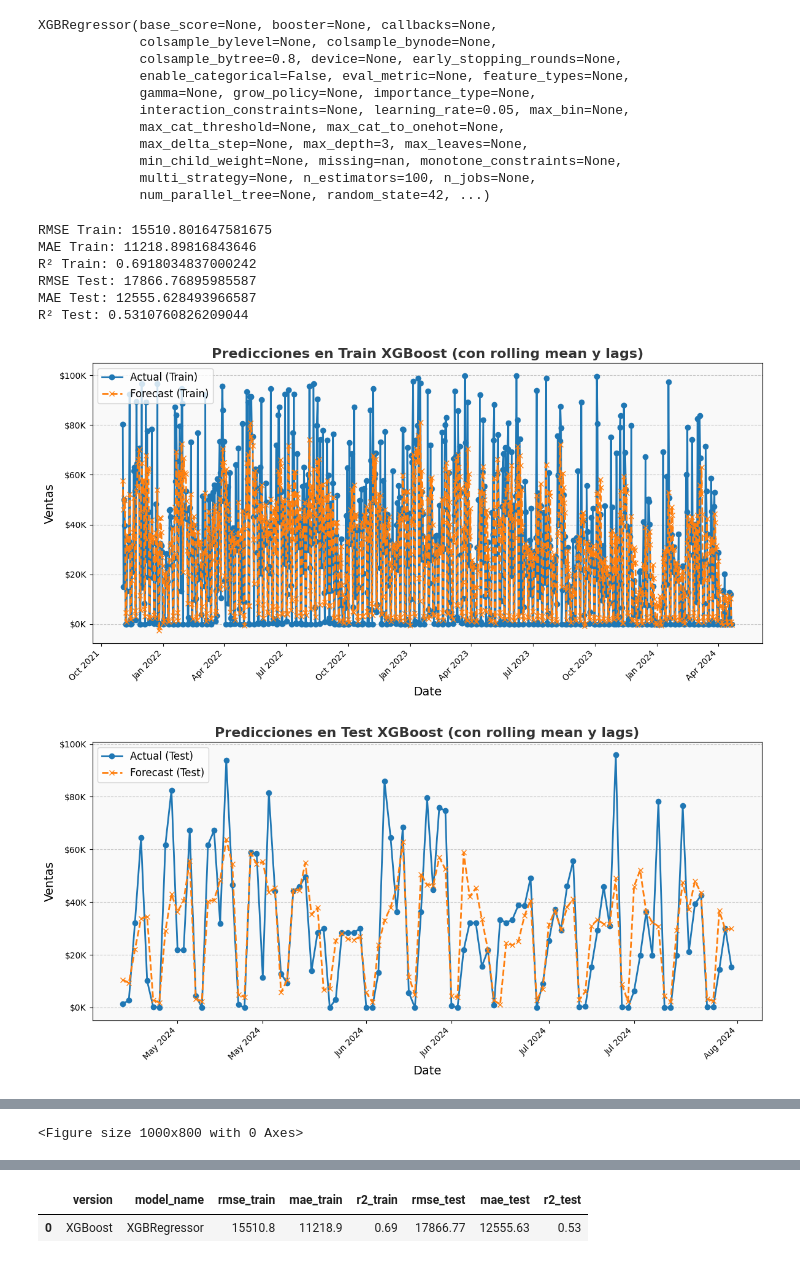
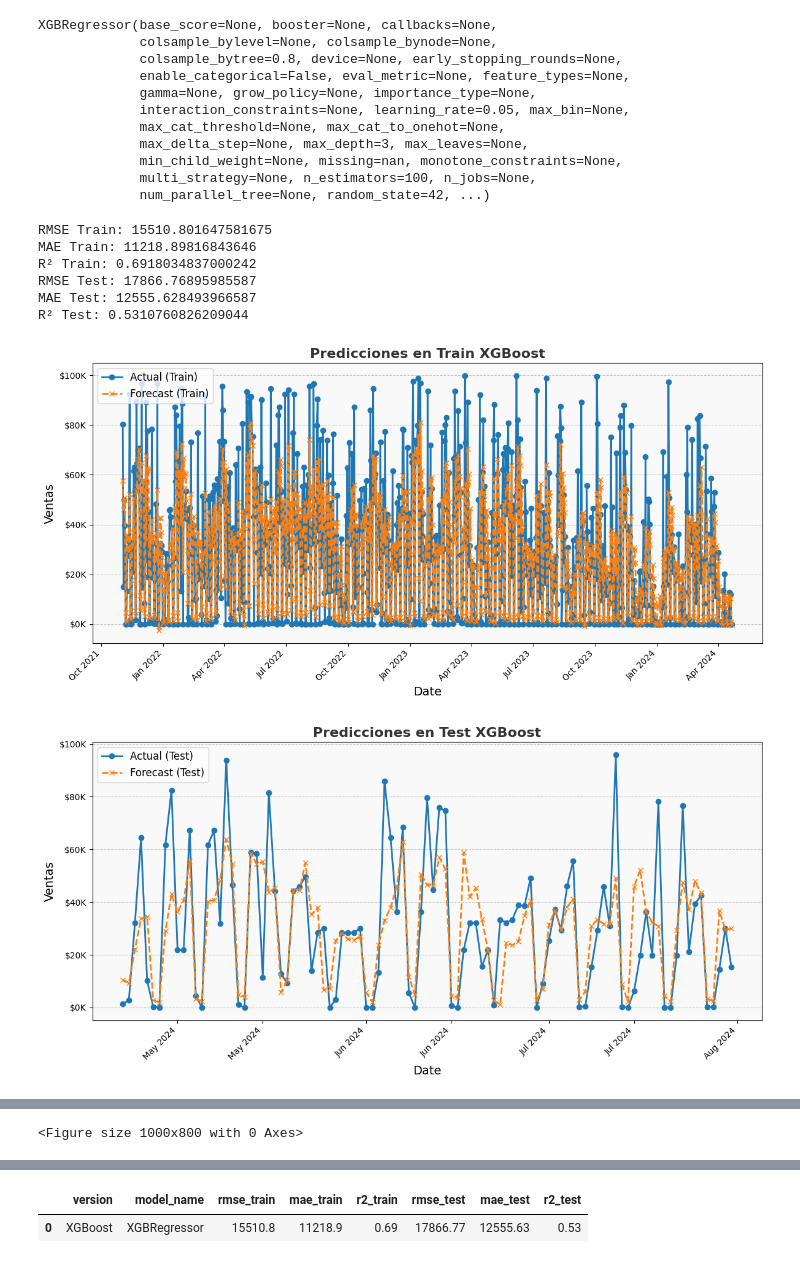
Before and after one commit to FelipeSC97/Ventas_B2B, a Jupyter notebook: Modelling/XGBoost.ipynb, the cells around one changed output, grey strips where cells are left out. Drawn from its saved outputs; the diff is of its cells as text; code cells hidden in the pictures.

```diff
--- a/Modelling/XGBoost.ipynb
+++ b/Modelling/XGBoost.ipynb
@@ -446,17 +446,17 @@ XGBRegressor(base_score=None, booster=None, callbacks=None,
              num_parallel_tree=None, random_state=42, ...)
 # %%
 model.evaluate_model_predictions()
-model.plot_predictions(train_title='Predicciones en Train XGBoost (con rolling mean y lags)',
-    test_title='Predicciones en Test XGBoost (con rolling mean y lags)',
-    divided_title='Predicciones Combinadas XGBoost (con rolling mean y lags) (Últimos 200 días)'
+model.plot_predictions(train_title='Predicciones en Train XGBoost',
+    test_title='Predicciones en Test XGBoost',
+    divided_title='Predicciones Combinadas XGBoost (Últimos 200 días)'
 )
 model.plot_feature_importance()
 # %% [output]
 RMSE Train: 15510.801647581675
 MAE Train: 11218.89816843646
 R² Train: 0.6918034837000242
 RMSE Test: 17866.76895985587
 MAE Test: 12555.628493966587
 R² Test: 0.5310760826209044
-[figure, old version]
+[figure, new version]
-[figure, old version]
+[figure, new version]
```
Also changed, not shown: parts of 4 cells of this notebook.
